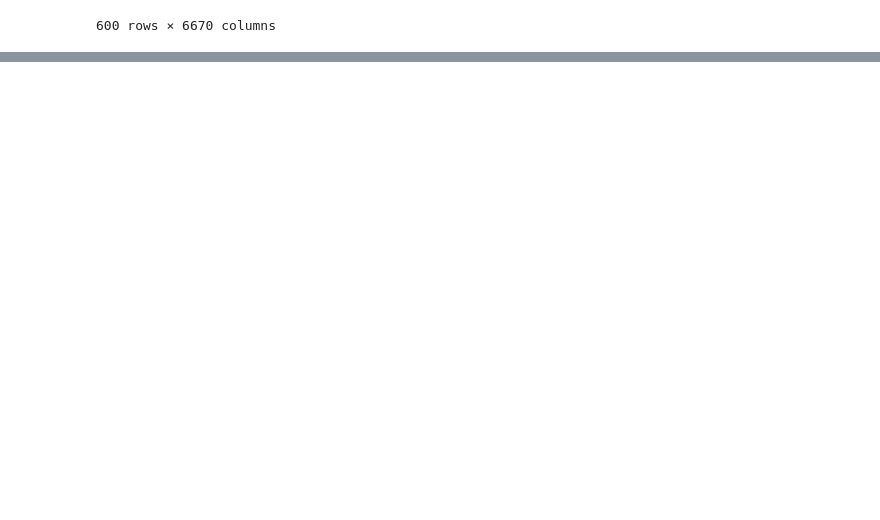
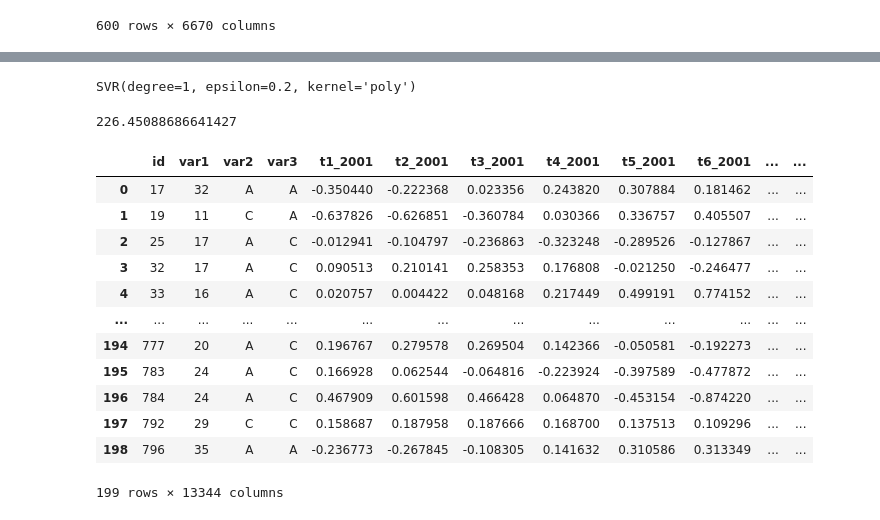
Before and after one commit to nicolac1999/SL_hacka, a Jupyter notebook: g14-nb2021.ipynb, the cells around one changed output, grey strips where cells are left out. Cells and saved outputs as stored; diff of their text form; code cells hidden in the pictures; blank space fills up the shorter version.

Commit message:
train

```diff
--- a/g14-nb2021.ipynb
+++ b/g14-nb2021.ipynb
@@ -199,0 +235,4 @@ new_df
+# %%
+svr_reg.fit(X_train,y_train)
+# %% [output]
+SVR(degree=1, epsilon=0.2, kernel='poly')
@@ -199,0 +241,22 @@ new_df
+# %%
+mean_squared_error(y_test, y_pred)
+# %% [output]
+226.45088686641427
+# %%
+test_df=pd.read_csv('./Data/test.csv')
+# %%
+test_df
+# %% [output]
+|  | id | var1 | var2 | var3 | t1_2001 | t2_2001 | t3_2001 | t4_2001 | t5_2001 | t6_2001 | ... | ... |
+| 0 | 17 | 32 | A | A | -0.350440 | -0.222368 | 0.023356 | 0.243820 | 0.307884 | 0.181462 | ... | ... |
+| 1 | 19 | 11 | C | A | -0.637826 | -0.626851 | -0.360784 | 0.030366 | 0.336757 | 0.405507 | ... | ... |
+| 2 | 25 | 17 | A | C | -0.012941 | -0.104797 | -0.236863 | -0.323248 | -0.289526 | -0.127867 | ... | ... |
+| 3 | 32 | 17 | A | C | 0.090513 | 0.210141 | 0.258353 | 0.176808 | -0.021250 | -0.246477 | ... | ... |
+| 4 | 33 | 16 | A | C | 0.020757 | 0.004422 | 0.048168 | 0.217449 | 0.499191 | 0.774152 | ... | ... |
+| ... | ... | ... | ... | ... | ... | ... | ... | ... | ... | ... | ... | ... |
+| 194 | 777 | 20 | A | C | 0.196767 | 0.279578 | 0.269504 | 0.142366 | -0.050581 | -0.192273 | ... | ... |
+| 195 | 783 | 24 | A | C | 0.166928 | 0.062544 | -0.064816 | -0.223924 | -0.397589 | -0.477872 | ... | ... |
+| 196 | 784 | 24 | A | C | 0.467909 | 0.601598 | 0.466428 | 0.064870 | -0.453154 | -0.874220 | ... | ... |
+| 197 | 792 | 29 | C | C | 0.158687 | 0.187958 | 0.187666 | 0.168700 | 0.137513 | 0.109296 | ... | ... |
+| 198 | 796 | 35 | A | A | -0.236773 | -0.267845 | -0.108305 | 0.141632 | 0.310586 | 0.313349 | ... | ... |
+199 rows × 13344 columns
```
Also changed, not shown: parts of 15 cells of this notebook.
